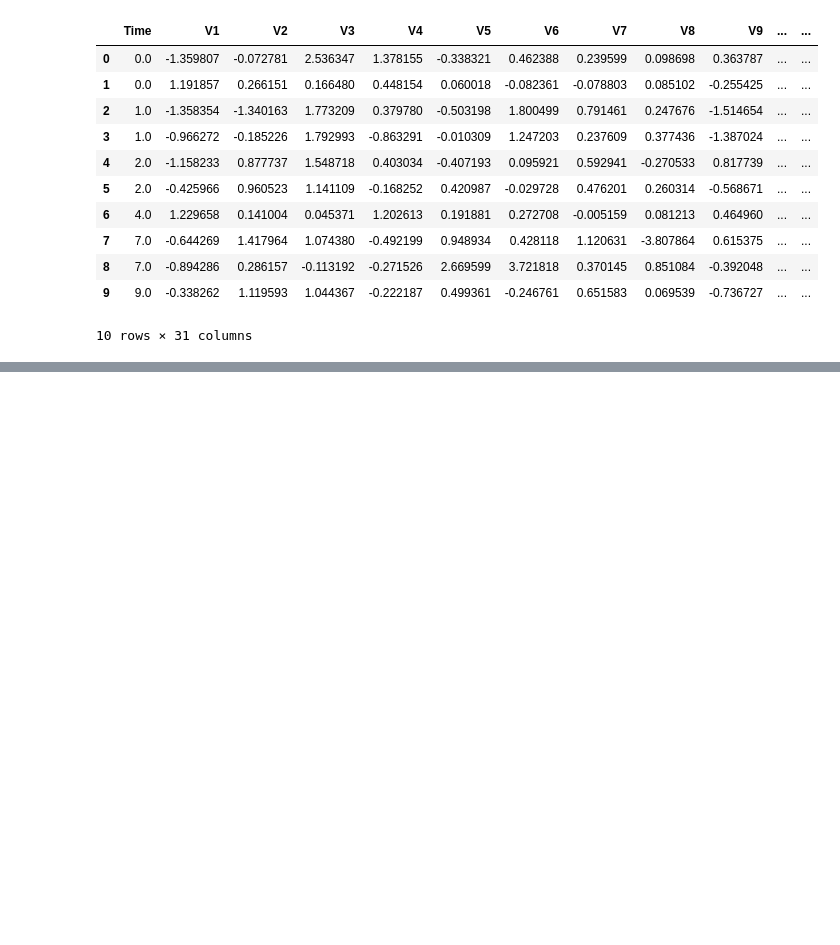
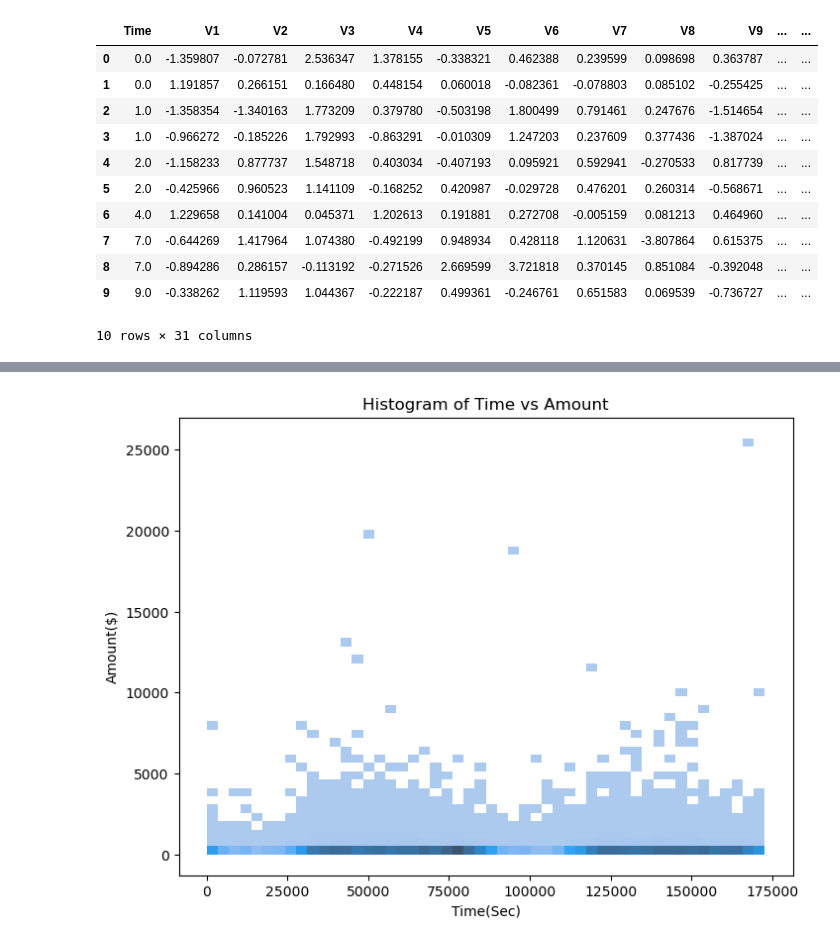
Before and after one commit to shrush7/CODSOFT, a Jupyter notebook: creditcard.ipynb, the cells around one changed output, grey strips where cells are left out. Drawn from its saved outputs; the diff is of its cells as text; code cells hidden in the pictures; blank space fills up the shorter version.

```diff
--- a/creditcard.ipynb
+++ b/creditcard.ipynb
@@ -170,3 +224,12 @@ Training Data Accuracy: 94.86049926578562%
+# %%
+plt.figure(figsize=(8,6))
+sns.histplot(data=file, x='Time', y='Amount', bins=50)
+plt.title("Histogram of Time vs Amount")
+plt.xlabel("Time(Sec)")
+plt.ylabel("Amount($)")
+plt.show()
+# %% [output]
+[figure, added]
 # %%
 X_test_prediction=model.predict(X_test)
 # %%
```
Also changed, not shown: parts of 22 cells of this notebook, 1 other file.
